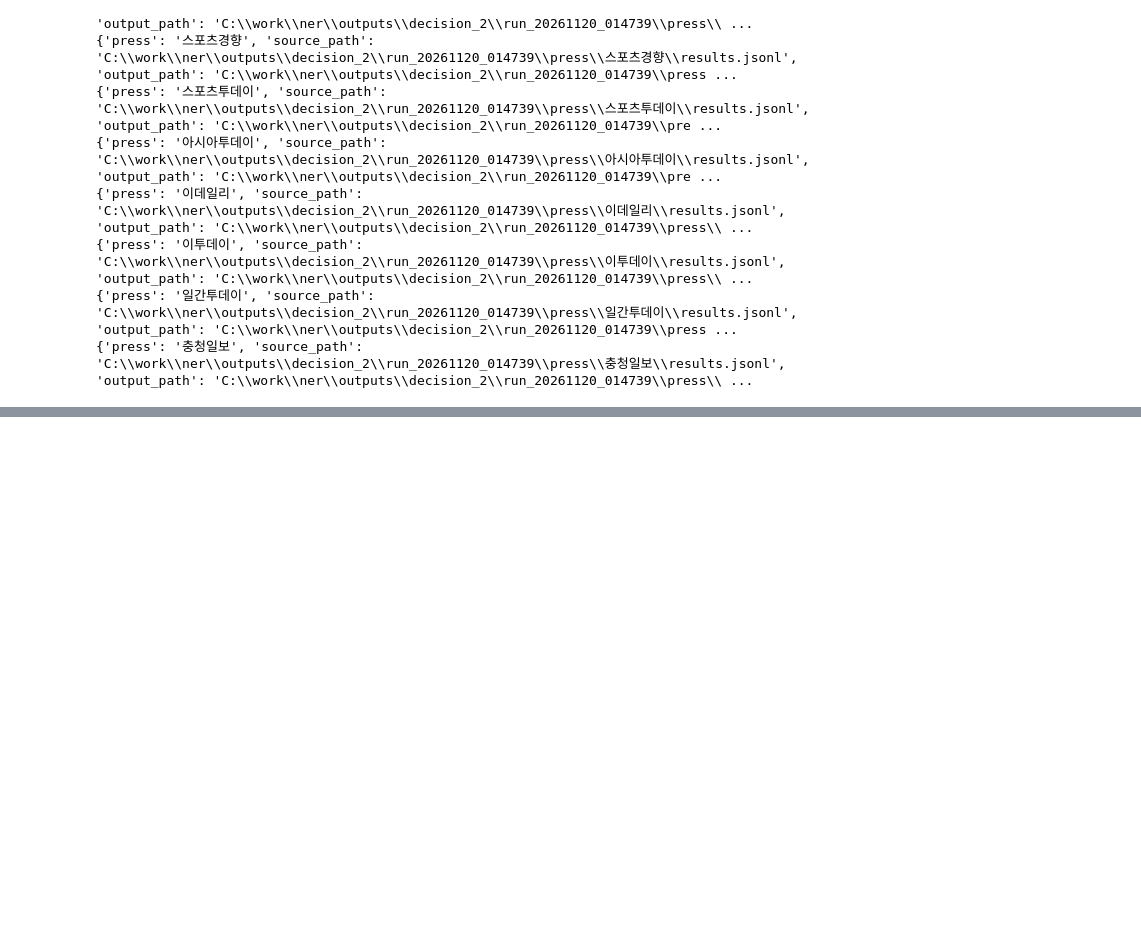
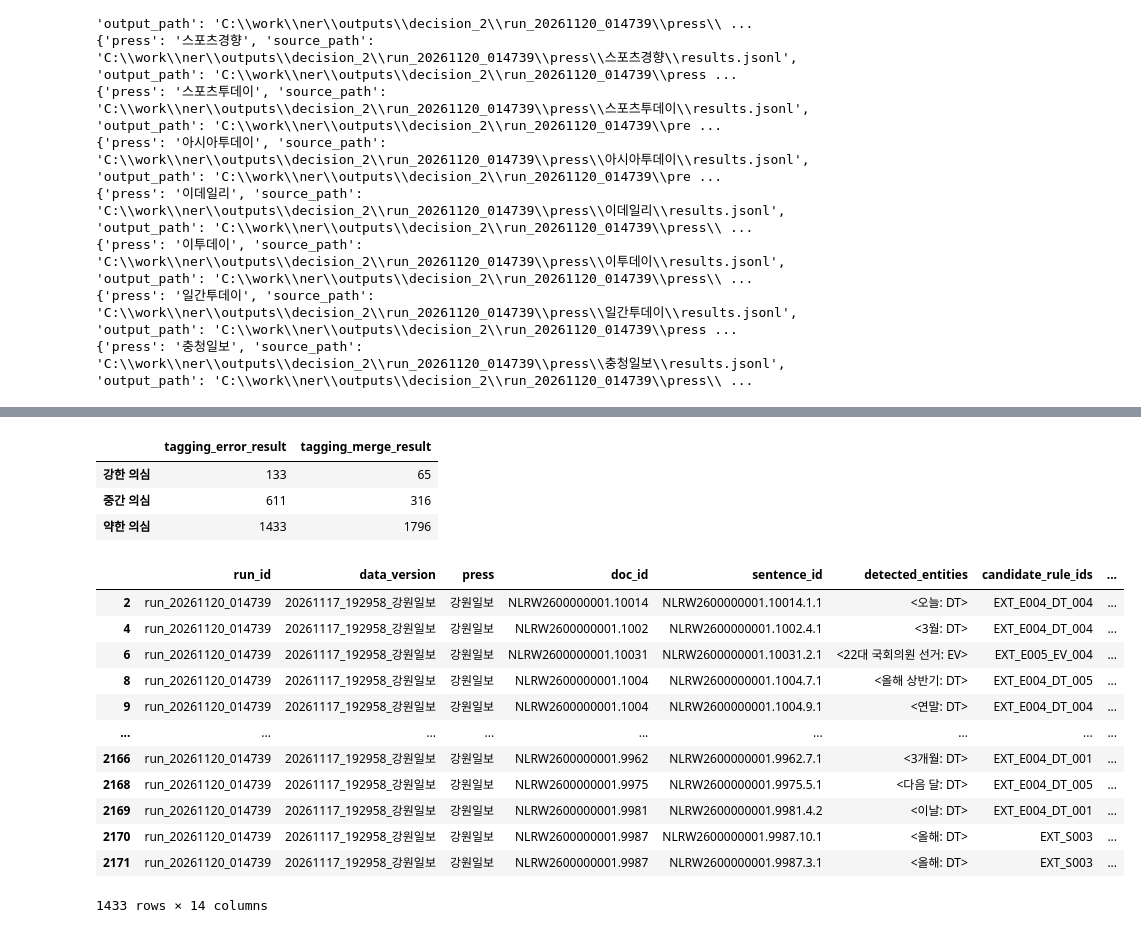
Before and after one commit to sosodoit/ner, a Jupyter notebook: run_decision_2.ipynb, the cells around one changed output, grey strips where cells are left out. Cells and saved outputs as stored; diff of their text form; code cells hidden in the pictures; blank space fills up the shorter version.

Commit message:
#13 decision 결과 재가공

```diff
--- a/run_decision_2.ipynb
+++ b/run_decision_2.ipynb
@@ -714,0 +906,24 @@ for PRESS_TO_PROCESS in press_list:
+# %%
+decision_df[["tagging_error_result", "tagging_merge_result"]]\
+.apply(pd.Series.value_counts).reindex(["강한 의심", "중간 의심", "약한 의심"]).fillna(0).astype(int)
+# %% [output]
+|  | tagging_error_result | tagging_merge_result |
+| 강한 의심 | 133 | 65 |
+| 중간 의심 | 611 | 316 |
+| 약한 의심 | 1433 | 1796 |
+# %%
+decision_df[decision_df['tagging_error_result'] == '약한 의심']
+# %% [output]
+|  | run_id | data_version | press | doc_id | sentence_id | detected_entities | candidate_rule_ids | ... |
+| 2 | run_20261120_014739 | 20261117_192958_강원일보 | 강원일보 | NLRW2600000001.10014 | NLRW2600000001.10014.1.1 | <오늘: DT> | EXT_E004_DT_004 | ... |
+| 4 | run_20261120_014739 | 20261117_192958_강원일보 | 강원일보 | NLRW2600000001.1002 | NLRW2600000001.1002.4.1 | <3월: DT> | EXT_E004_DT_004 | ... |
+| 6 | run_20261120_014739 | 20261117_192958_강원일보 | 강원일보 | NLRW2600000001.10031 | NLRW2600000001.10031.2.1 | <22대 국회의원 선거: EV> | EXT_E005_EV_004 | ... |
+| 8 | run_20261120_014739 | 20261117_192958_강원일보 | 강원일보 | NLRW2600000001.1004 | NLRW2600000001.1004.7.1 | <올해 상반기: DT> | EXT_E004_DT_005 | ... |
+| 9 | run_20261120_014739 | 20261117_192958_강원일보 | 강원일보 | NLRW2600000001.1004 | NLRW2600000001.1004.9.1 | <연말: DT> | EXT_E004_DT_004 | ... |
+| ... | ... | ... | ... | ... | ... | ... | ... | ... |
+| 2166 | run_20261120_014739 | 20261117_192958_강원일보 | 강원일보 | NLRW2600000001.9962 | NLRW2600000001.9962.7.1 | <3개월: DT> | EXT_E004_DT_001 | ... |
+| 2168 | run_20261120_014739 | 20261117_192958_강원일보 | 강원일보 | NLRW2600000001.9975 | NLRW2600000001.9975.5.1 | <다음 달: DT> | EXT_E004_DT_005 | ... |
+| 2169 | run_20261120_014739 | 20261117_192958_강원일보 | 강원일보 | NLRW2600000001.9981 | NLRW2600000001.9981.4.2 | <이날: DT> | EXT_E004_DT_001 | ... |
+| 2170 | run_20261120_014739 | 20261117_192958_강원일보 | 강원일보 | NLRW2600000001.9987 | NLRW2600000001.9987.10.1 | <올해: DT> | EXT_S003 | ... |
+| 2171 | run_20261120_014739 | 20261117_192958_강원일보 | 강원일보 | NLRW2600000001.9987 | NLRW2600000001.9987.3.1 | <올해: DT> | EXT_S003 | ... |
+1433 rows × 14 columns
```
Also changed, not shown: parts of 5 cells of this notebook, 1 other file.
